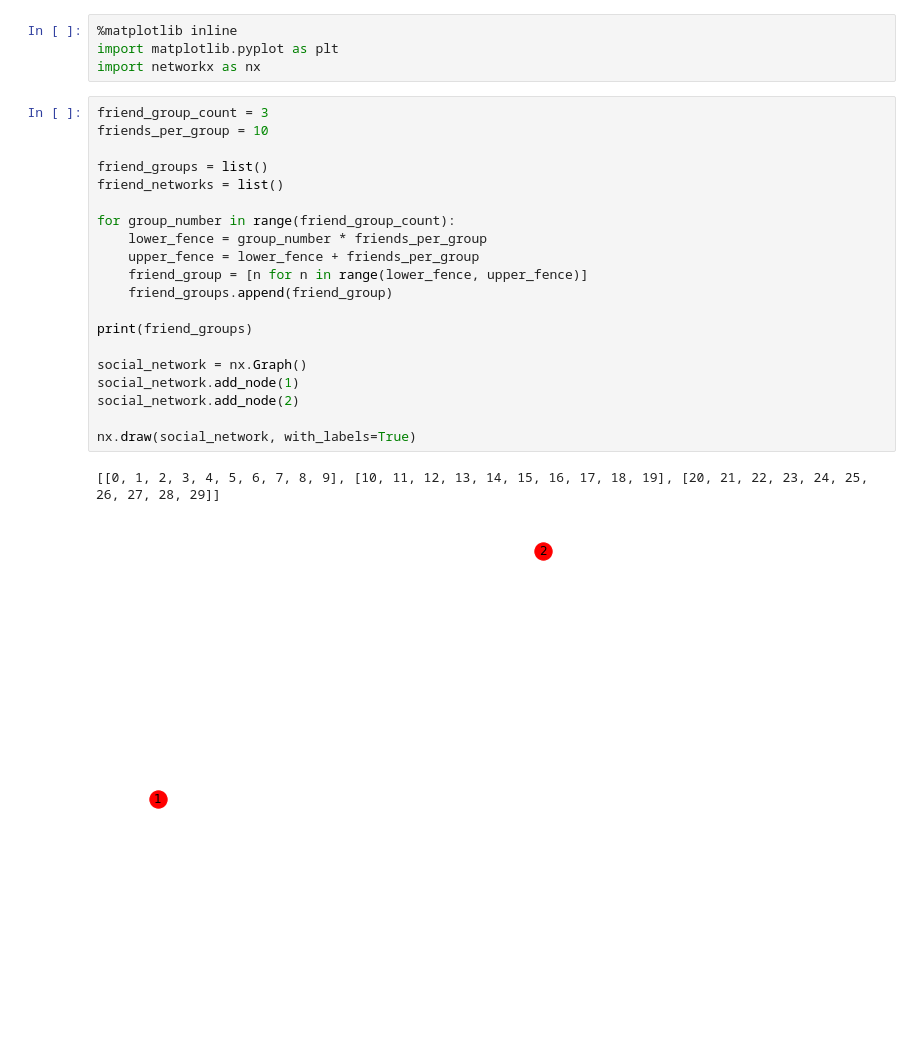
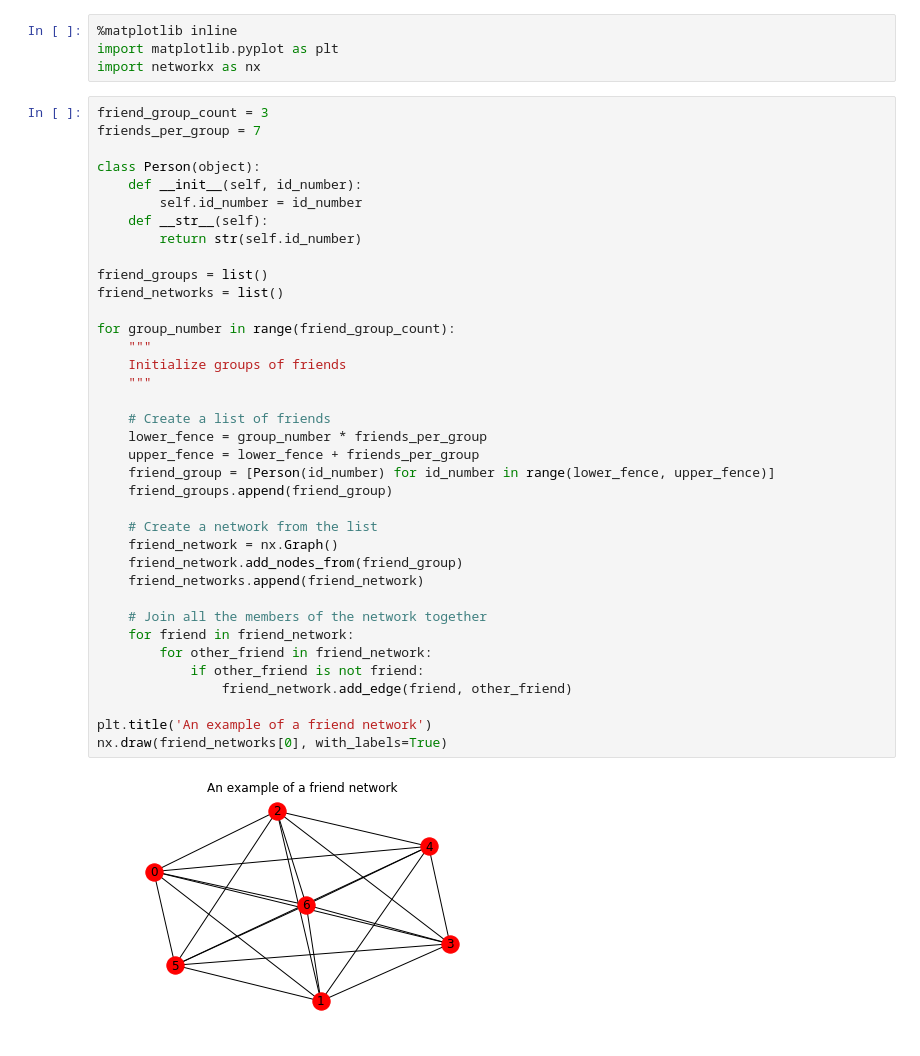
Before and after one commit to simon-andrews/soper, a Jupyter notebook: notebooks/Experimentation.ipynb, the cells around one changed output. Saved outputs shown, nothing was run; the diff lists cells and outputs as text; blank space fills up the shorter version.

Commit message:
Creation 'subnetworks' of friends

```diff
--- a/notebooks/Experimentation.ipynb
+++ b/notebooks/Experimentation.ipynb
@@ -2,26 +2,42 @@
 %matplotlib inline
 import matplotlib.pyplot as plt
 import networkx as nx
-# %%
-friend_group_count = 3
-friends_per_group = 10
-
-friend_groups = list()
-friend_networks = list()
-
-for group_number in range(friend_group_count):
-    lower_fence = group_number * friends_per_group
-    upper_fence = lower_fence + friends_per_group
-    friend_group = [n for n in range(lower_fence, upper_fence)]
-    friend_groups.append(friend_group)
-
-print(friend_groups)
-
-social_network = nx.Graph()
-social_network.add_node(1)
-social_network.add_node(2)
-
-nx.draw(social_network, with_labels=True)
-# %% [output]
-[[0, 1, 2, 3, 4, 5, 6, 7, 8, 9], [10, 11, 12, 13, 14, 15, 16, 17, 18, 19], [20, 21, 22, 23, 24, 25, 26, 27, 28, 29]]
-[figure, removed]
+# %%
+friend_group_count = 3
+friends_per_group = 7
+
+class Person(object):
+    def __init__(self, id_number):
+        self.id_number = id_number
+    def __str__(self):
+        return str(self.id_number)
+
+friend_groups = list()
+friend_networks = list()
+
+for group_number in range(friend_group_count):
+    """
+    Initialize groups of friends
+    """
+
+    # Create a list of friends
+    lower_fence = group_number * friends_per_group
+    upper_fence = lower_fence + friends_per_group
+    friend_group = [Person(id_number) for id_number in range(lower_fence, upper_fence)]
+    friend_groups.append(friend_group)
+
+    # Create a network from the list
+    friend_network = nx.Graph()
+    friend_network.add_nodes_from(friend_group)
+    friend_networks.append(friend_network)
+
+    # Join all the members of the network together
+    for friend in friend_network:
+        for other_friend in friend_network:
+            if other_friend is not friend:
+                friend_network.add_edge(friend, other_friend)
+
+plt.title('An example of a friend network')
+nx.draw(friend_networks[0], with_labels=True)
+# %% [output]
+[figure, added]
```
